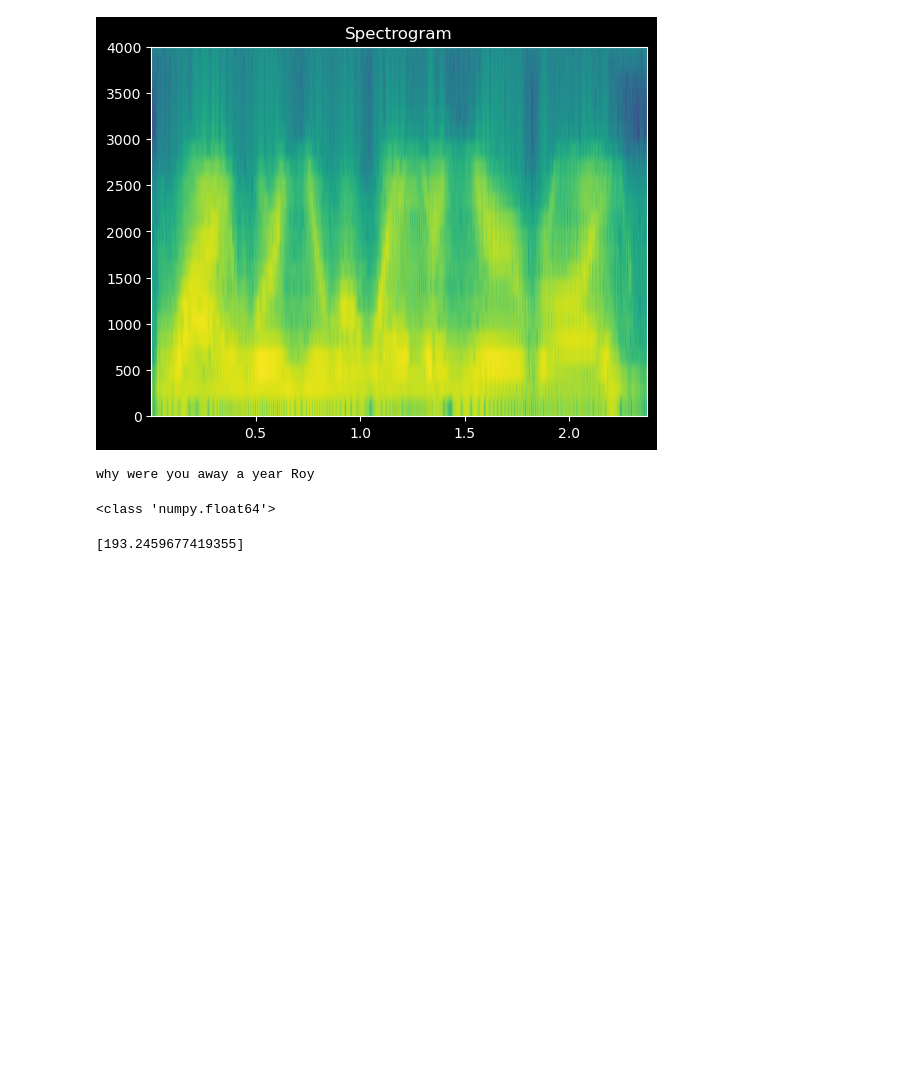
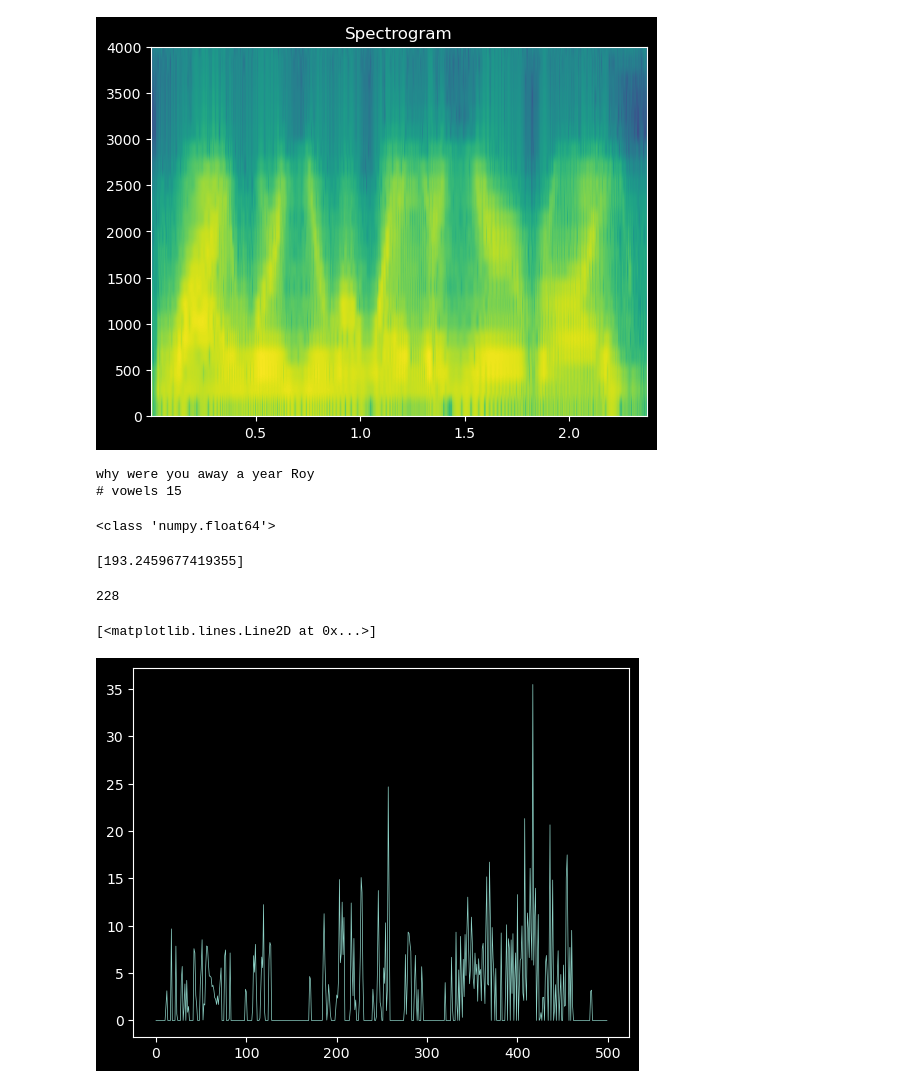
Before and after one commit to TobiasBjork/VowelProject, a Jupyter notebook: test_rando_roy.ipynb, the cells around one changed output. Cells and saved outputs as stored; diff of their text form; code cells hidden in the pictures; blank space fills up the shorter version.

```diff
--- a/test_rando_roy.ipynb
+++ b/test_rando_roy.ipynb
@@ -51,6 +51,11 @@ try:
 except:
     pass
 print(text)
+
+VOWELS = ["e","y","u","i","o","a"]
+
+print("# vowels", np.sum([c in VOWELS for c in text.lower()]))
 # %% [output]
 why were you away a year Roy
+# vowels 15
 # %%
@@ -58,3 +63,21 @@ get_F_0(x,Fs)
 # %% [output]
 <class 'numpy.float64'>
 [193.2459677419355]
+# %%
+N = 500
+
+step = int(np.floor(len(x) / N))
+print(step)
+
+hnr = np.empty(N)
+
+for k in range(N):
+    xk = x[k * step : (k + 1) * step]
+    hnr[k] = get_HNR(xk, Fs)
+
+plt.figure()
+plt.plot(hnr)
+# %% [output]
+228
+[<matplotlib.lines.Line2D at 0x...>]
+[figure, added]
```
Also changed, not shown: parts of 1 cell of this notebook.
